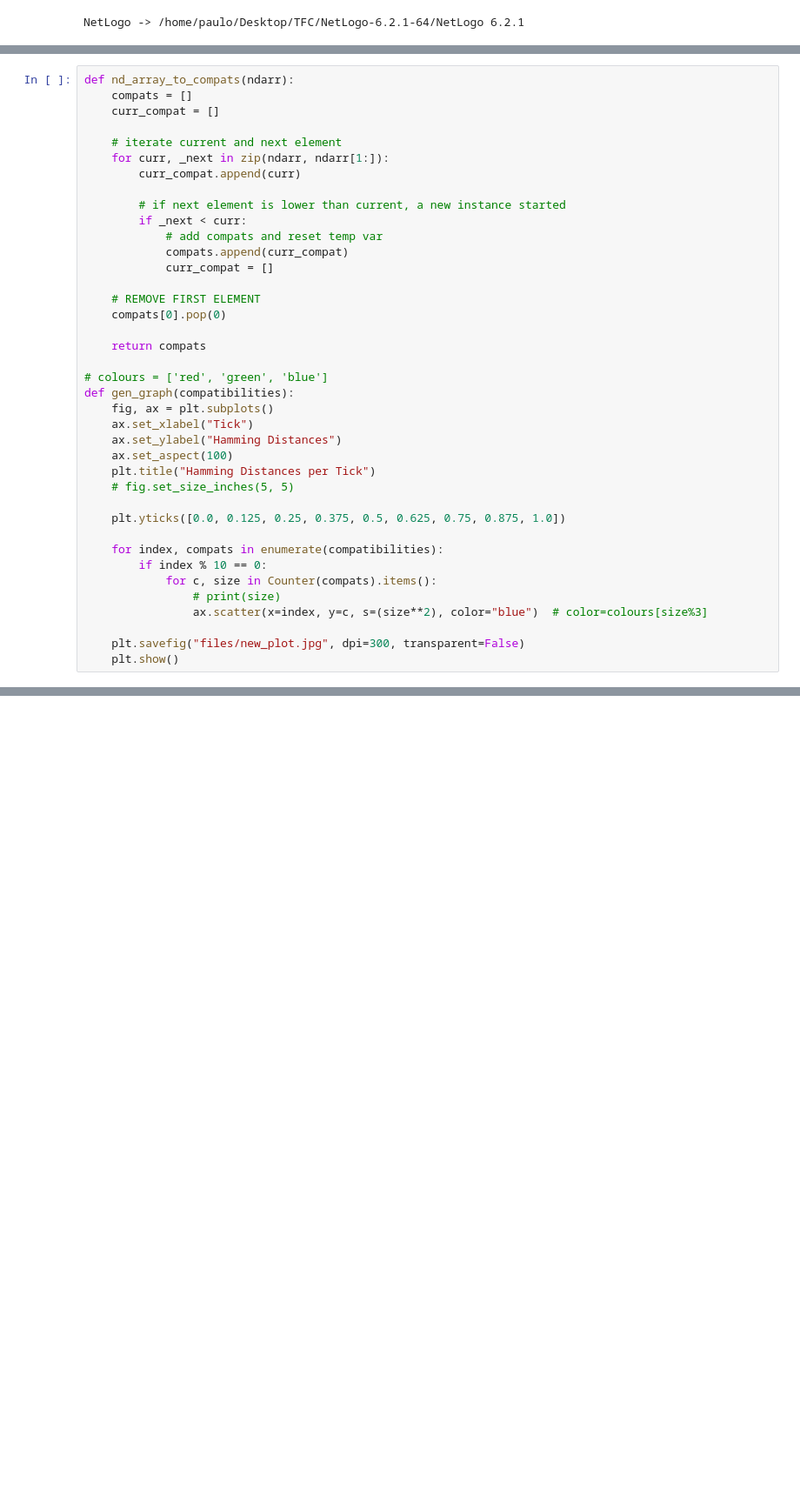
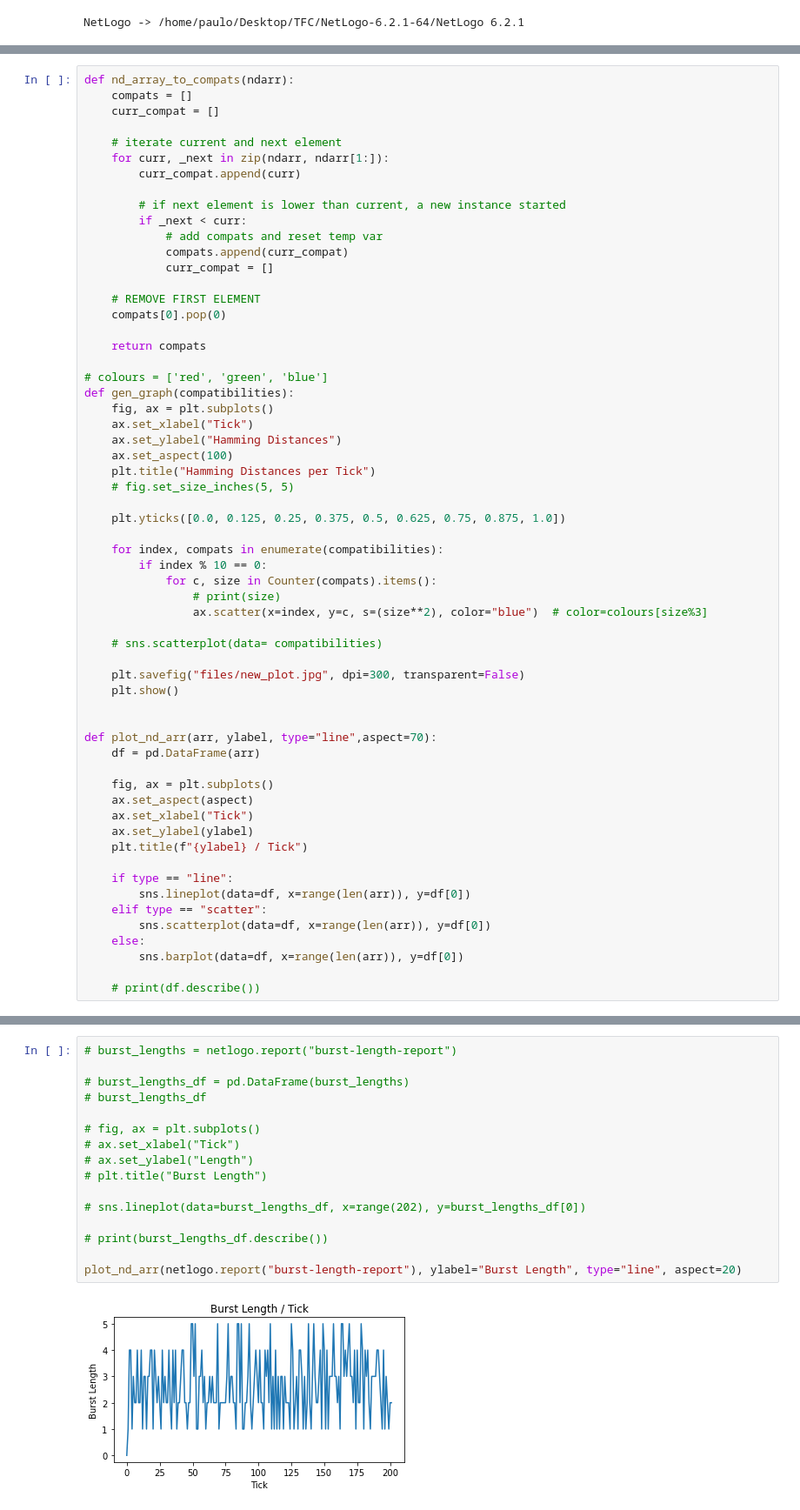
Before and after one commit to DEISI-ULHT-TFC-2021-22/TFC-DEISI258-Modelamento-multi-agente-de-intera-es-em-grupos-sociais, a Jupyter notebook: pynetlogo_ku.ipynb, the cells around one changed output, grey strips where cells are left out. Shown at 87% size. Saved outputs shown, nothing was run; the diff lists cells and outputs as text; blank space fills up the shorter version.

```diff
--- a/pynetlogo_ku.ipynb
+++ b/pynetlogo_ku.ipynb
@@ -91,8 +95,29 @@ def gen_graph(compatibilities):
                 # print(size)
                 ax.scatter(x=index, y=c, s=(size**2), color="blue")  # color=colours[size%3]
 
+    # sns.scatterplot(data= compatibilities)
+
     plt.savefig("files/new_plot.jpg", dpi=300, transparent=False)
     plt.show()
+
+
+def plot_nd_arr(arr, ylabel, type="line",aspect=70):
+    df = pd.DataFrame(arr)
+
+    fig, ax = plt.subplots()
+    ax.set_aspect(aspect)
+    ax.set_xlabel("Tick")
+    ax.set_ylabel(ylabel)
+    plt.title(f"{ylabel} / Tick")
+
+    if type == "line":
+        sns.lineplot(data=df, x=range(len(arr)), y=df[0])
+    elif type == "scatter":
+        sns.scatterplot(data=df, x=range(len(arr)), y=df[0])
+    else:
+        sns.barplot(data=df, x=range(len(arr)), y=df[0])
+
+    # print(df.describe())
 # %%
 # TODO : representar MELHOR quantas vezes cada valor é repetido
 # violin plot?
@@ -112,0 +187,18 @@ gen_graph(nd_array_to_compats(report))
+# %%
+# burst_lengths = netlogo.report("burst-length-report")
+
+# burst_lengths_df = pd.DataFrame(burst_lengths)
+# burst_lengths_df
+
+# fig, ax = plt.subplots()
+# ax.set_xlabel("Tick")
+# ax.set_ylabel("Length")
+# plt.title("Burst Length")
+
+# sns.lineplot(data=burst_lengths_df, x=range(202), y=burst_lengths_df[0])
+
+# print(burst_lengths_df.describe())
+
+plot_nd_arr(netlogo.report("burst-length-report"), ylabel="Burst Length", type="line", aspect=20)
+# %% [output]
+[figure, added]
```
Also changed, not shown: parts of 13 cells of this notebook.
